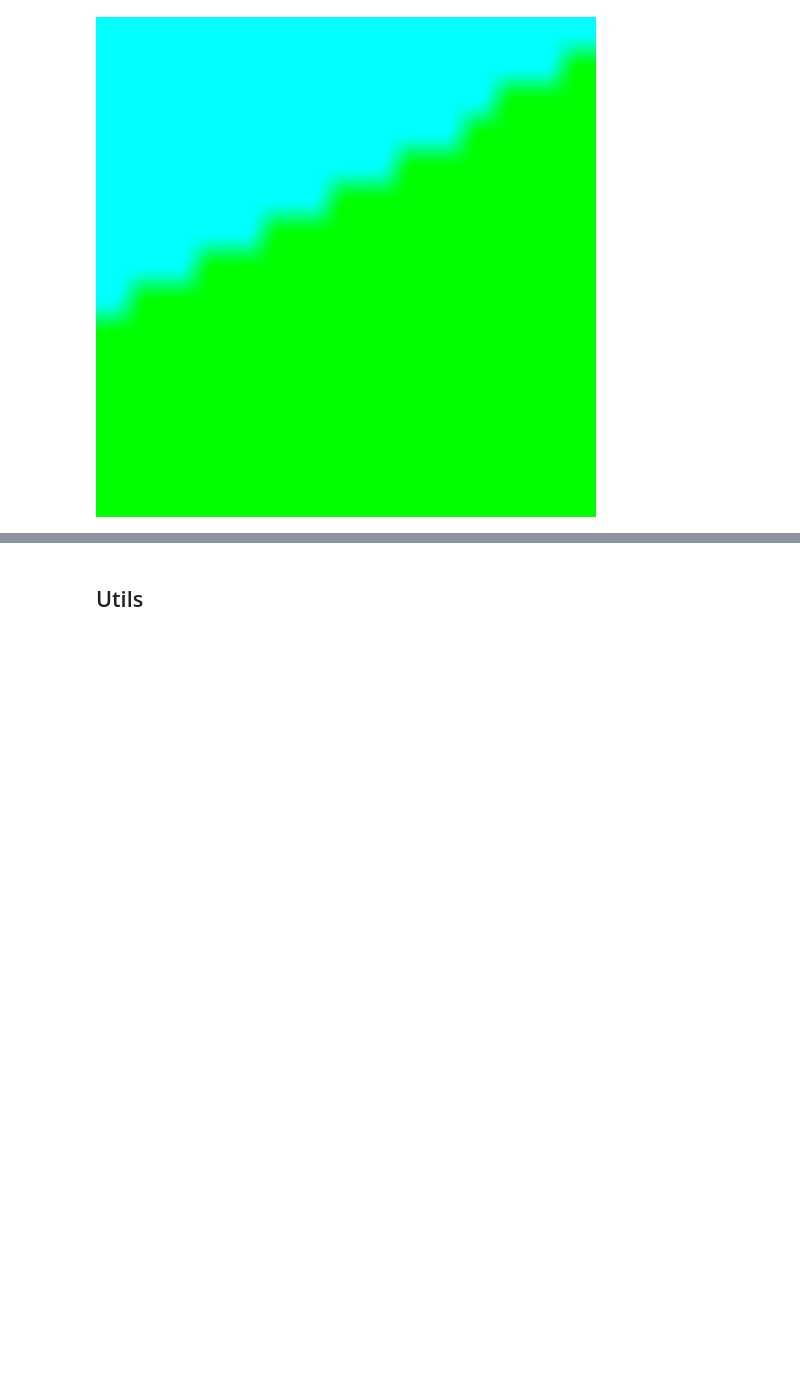
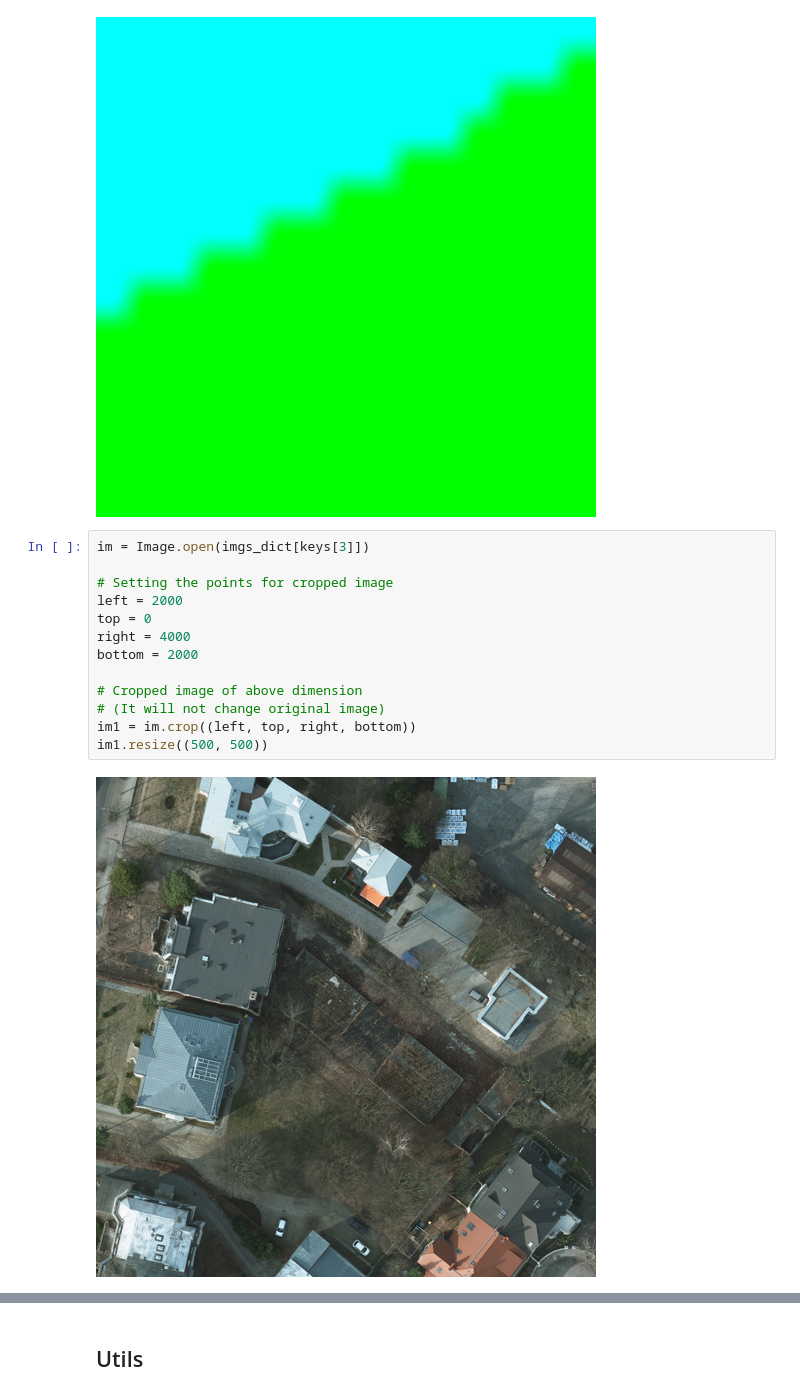
Before and after one commit to felixschulz385/ds_project, a Jupyter notebook: model/UNet.ipynb, the cells around one changed output, grey strips where cells are left out. Saved outputs shown, nothing was run; the diff lists cells and outputs as text; blank space fills up the shorter version.

```diff
--- a/model/UNet.ipynb
+++ b/model/UNet.ipynb
@@ -257,3 +263,18 @@ im1 = im.crop((left, top, right, bottom))
 im1.resize((500, 500))
 # %% [output]
 [figure]
+# %%
+im = Image.open(imgs_dict[keys[3]])
+
+# Setting the points for cropped image
+left = 2000
+top = 0
+right = 4000
+bottom = 2000
+
+# Cropped image of above dimension
+# (It will not change original image)
+im1 = im.crop((left, top, right, bottom))
+im1.resize((500, 500))
+# %% [output]
+[figure, added]
```
Also changed, not shown: parts of 13 cells of this notebook.
